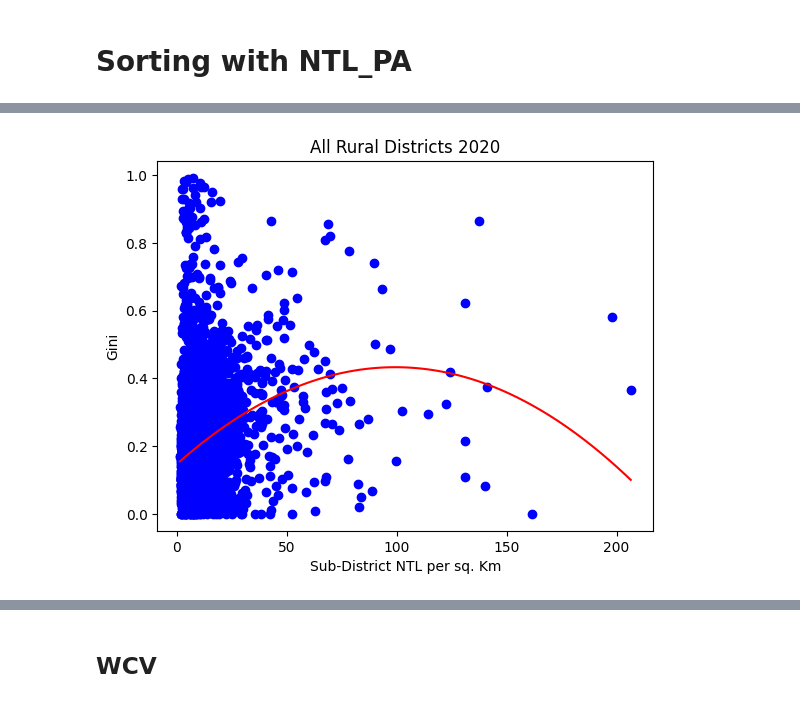
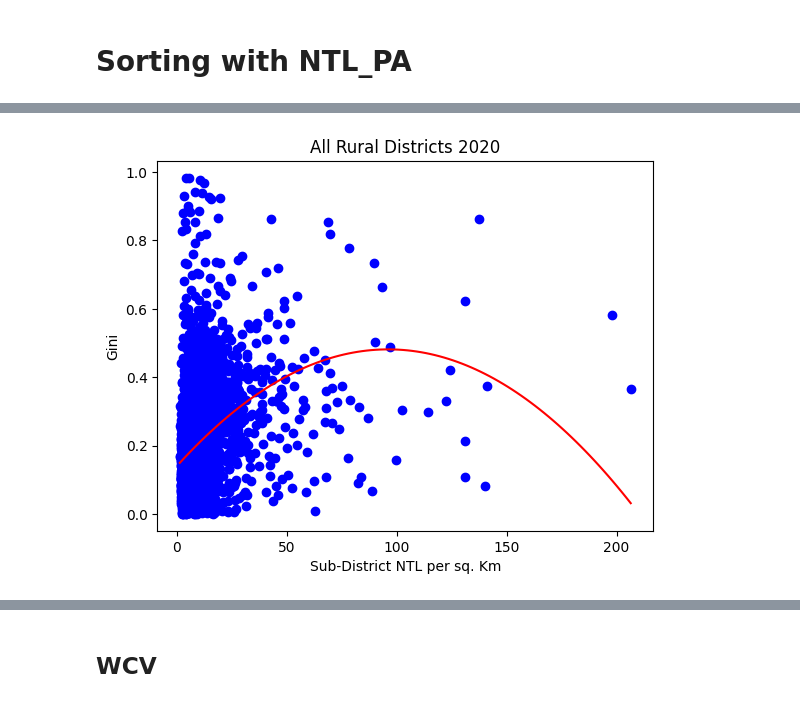
Before and after one commit to SaiSiddhardhaKalla/Master_Thesis, a Jupyter notebook: 09_Panel_Clean.ipynb, the cells around one changed output, grey strips where cells are left out. Cells and saved outputs as stored; diff of their text form; code cells hidden in the pictures.

```diff
--- a/09_Panel_Clean.ipynb
+++ b/09_Panel_Clean.ipynb
@@ -119,13 +135,17 @@ mer_sub = meg.groupby(['State','District','District_code','Subdistrict']).agg({'
                                                                                'agro':'sum','med':'sum','edu':'sum','transportadmin':'sum',
                                                                                'availability_of_primary_school':'sum',
                                                                                'edu_other':'sum','med_other':'sum',
-                                                                               'road':'sum','SubDistrict Area':'mean'}).reset_index()
+                                                                               'road':'sum','SubDistrict Area':'mean',
+                                                                               'ntl_pc':'mean'
+                                                                               }).reset_index()
 mer_sub['avg_ntl'] = mer_sub['avg_ntl'].astype(float)
 mer_sub = mer_sub.rename(columns={'avg_ntl': 'subdist_ntl', 'total_population': 'subdist_population',
                                   'agro':'subdist_agro_sum','med':'subdist_med_sum','edu':'subdist_edu_sum',
                                   'transportadmin':'subdist_transportadmin_sum','SubDistrict Area':'area',
                                   'availability_of_primary_school':'subdist_ps_schools','med_other':'subdist_med_other',
-                                  'edu_other':'subdist_edu_other','road':'villages_road'})
+                                  'edu_other':'subdist_edu_other','road':'villages_road',
+                                  'ntl_pc':'ntl_pc_mean'
+                                  })
 mer_sub['subdist_ntl_pc'] = mer_sub['subdist_ntl']/mer_sub['subdist_population']
 mer_all_sub = pd.merge(meg, mer_sub, on=['Subdistrict','District','District_code','State'], how='outer')
 mer_all_sub['subdist_pop_share'] = mer_all_sub['total_population']/mer_all_sub['subdist_population']
@@ -621,19 +643,19 @@ def calculate_alesina_area(group):
     return pd.Series([sum_y, numerator, num, alesina])
 
 # Calculate WCV for each state using groupby and apply
-all = sub_sorted_area.groupby(['State','District','District_code',
+all2 = sub_sorted_area.groupby(['State','District','District_code',
                                'Subdistrict',
                                'subdist_ntl','subdist_population',
                                'subdist_ntl_pa'
                           ]).apply(calculate_alesina_area).reset_index()
 
 # Reset the index and rename the result column
-all.columns = ['State','District','District_code',
+all2.columns = ['State','District','District_code',
                'Subdistrict',
                'subdist_ntl','subdist_population',
                'subdist_ntl_pa',
                'sum_y','numerator', 'num','alesina']
-all
+all2
 # %% [output]
 |  | State | District | District_code | Subdistrict | subdist_ntl | subdist_population | subdist_ntl_pa | ... |
 | 0 | ANDAMAN AND NICOBAR ISLANDS | NICOBARS | 603 | Great Nicobar | 182.73600 | 5983.00000 | 1.37700 | ... |
@@ -651,33 +673,34 @@ all
 # %%
-all['alesina'] = all['alesina'].abs()
+all=all2.copy()
+# all['alesina'] = all['alesina'].abs()
 # all = all[all['subdist_ntl_pa'] < 60]
-# all = all[all['alesina'] > 0]
+all = all[all['alesina'] > 0]
 # all = all[all['num']>10]
 # ale = ale[ale['alesina'] < 1]
 
 
 # Create a scatterplot
 plt.scatter(all['subdist_ntl_pa'], all['alesina'], label='Alesina Gini', color='blue', marker='o')
 # Add labels and title
 plt.xlabel("Sub-District NTL per sq. Km")
 plt.ylabel("Gini")
 plt.title("All Rural Districts 2020")
 # Fit a polynomial best fit line (e.g., a quadratic curve)
 coefficients = np.polyfit(all['subdist_ntl_pa'], all['alesina'], 2)  # Adjust the degree as needed
 polynomial = np.poly1d(coefficients)
 x_range = np.linspace(min(all['subdist_ntl_pa']), max(all['subdist_ntl_pa']), 100)
 y_fit = polynomial(x_range)
 # Plot the polynomial best fit line
 plt.plot(x_range, y_fit, color='red')
 # plt.xlim(0,20)
 # plt.ylim(-0.05,1.05)
 
 # Add a legend
 # plt.legend()
 # Display the plot
 plt.show()
 # %% [output]
-[figure, old version]
+[figure, new version]
 # %%
 panel = pd.merge(all, filter_sub, on=['State','District','District_code','Subdistrict'], how='right')
 # panel = panel[panel['dist_ntl_pc'] <= 0.04]
```
Also changed, not shown: parts of 11 cells of this notebook, 2 other files.
